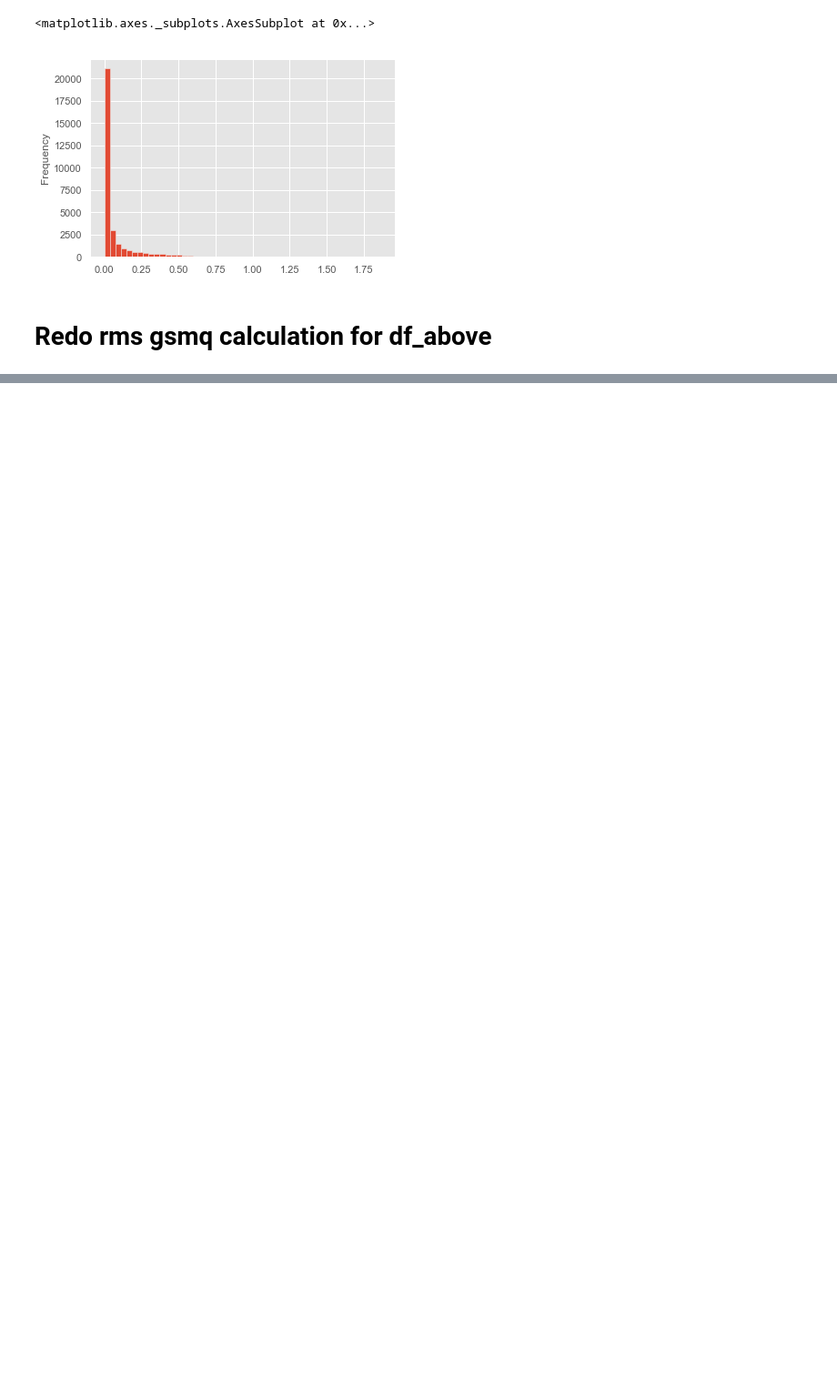
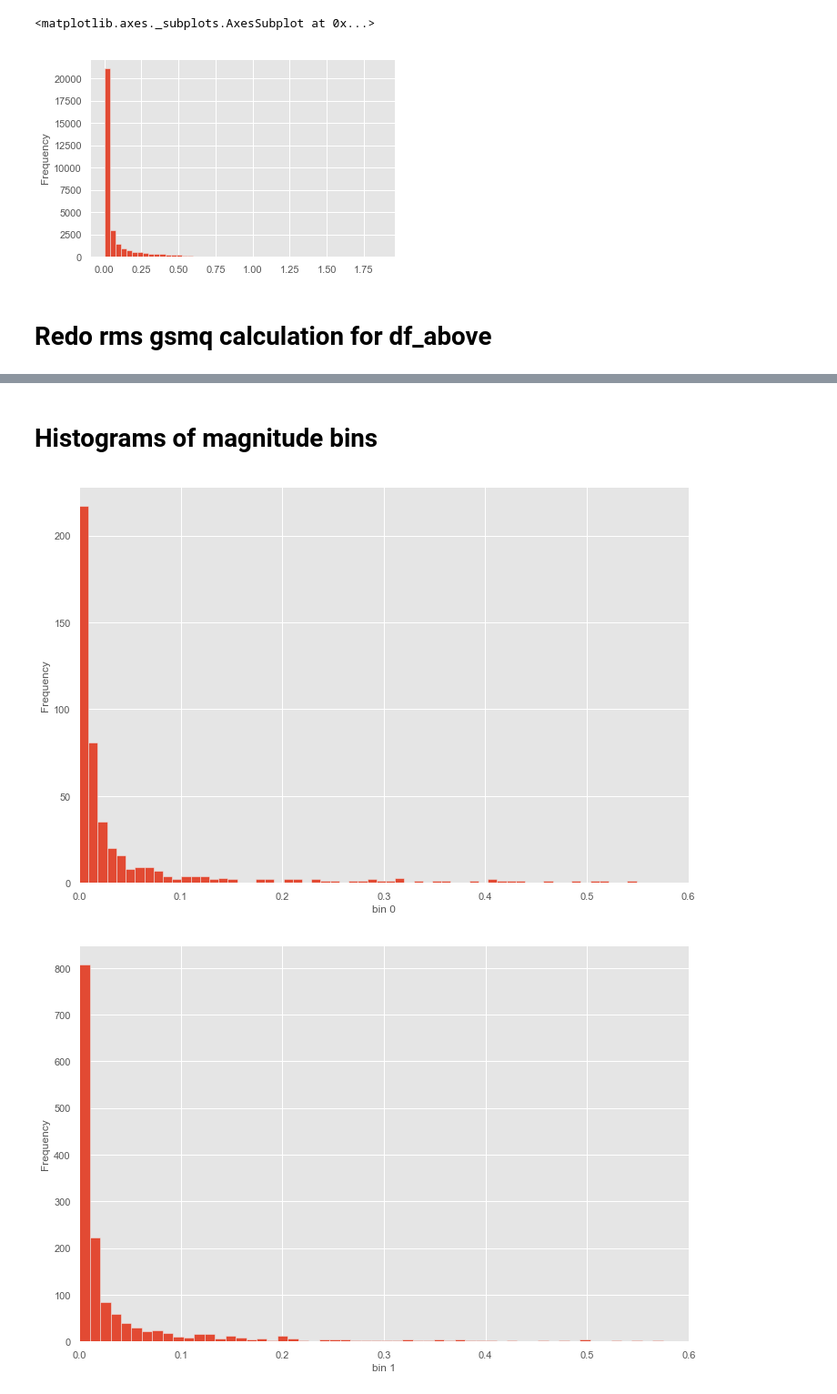
Before and after one commit to bpRsh/2019_shear_analysis_after_dmstack, a Jupyter notebook: Nov_2019/Nov21/a02_create_rms_gmsq_bins.ipynb, the cells around one changed output, grey strips where cells are left out. Shown at 91% size. Saved outputs shown, nothing was run; the diff lists cells and outputs as text; code cells hidden in the pictures; blank space fills up the shorter version.

```diff
--- a/Nov_2019/Nov21/a02_create_rms_gmsq_bins.ipynb
+++ b/Nov_2019/Nov21/a02_create_rms_gmsq_bins.ipynb
@@ -240,0 +249,12 @@ See the caveats in the documentation: http://pandas.pydata.org/pandas-docs/stabl
+# %% [markdown]
+# Histograms of magnitude bins
+# %%
+for i in range(10):
+    df_above[df_above['mmagnitude_bin_number'] == i ]['gmsq'].plot.hist(bins=60,figsize=(12,8))
+    plt.xlabel('bin '+str(i))
+    plt.xlim(0,0.6)
+    plt.show()
+    plt.close()
+# %% [output]
+[figure, added]
+[figure, added]
```
Also changed, not shown: parts of 15 cells of this notebook.
